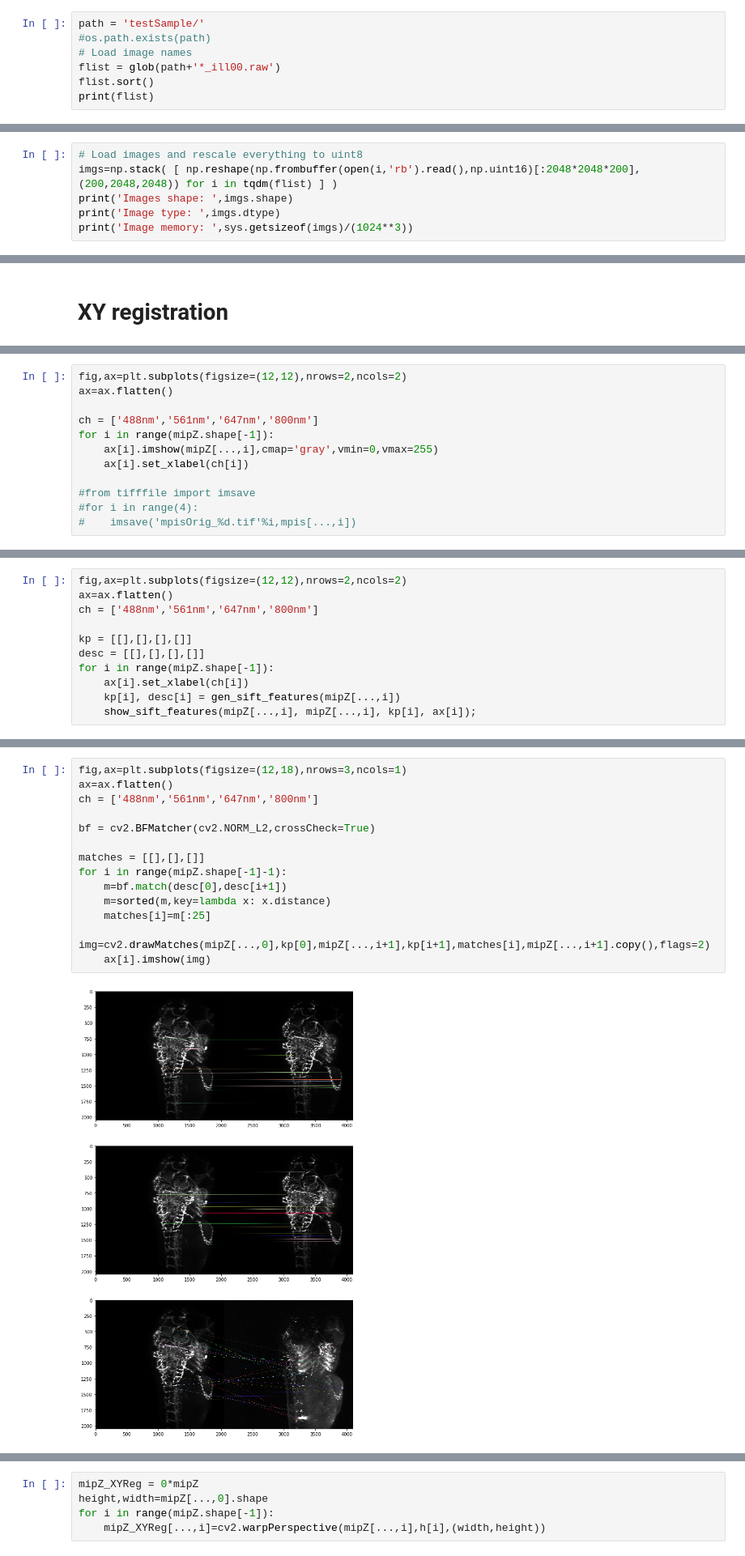
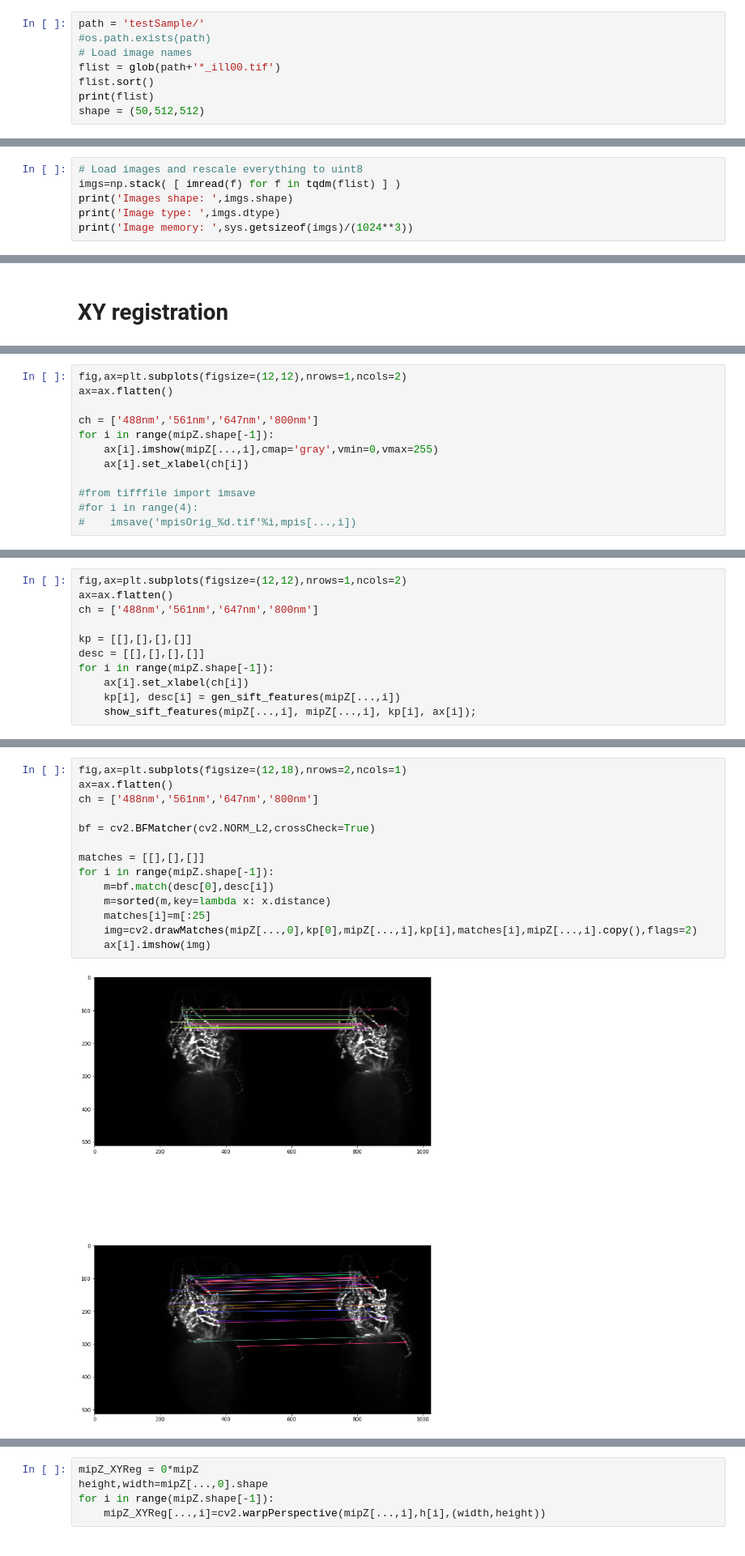
Before and after one commit to Nikoula86/3D_channel_SIFT, a Jupyter notebook: testSIFT.ipynb, the cells around one changed output, grey strips where cells are left out. Shown: that part at 81% size. Cells and saved outputs as stored; diff of their text form.

```diff
--- a/testSIFT.ipynb
+++ b/testSIFT.ipynb
@@ -11,7 +11,8 @@ import sys
 path = 'testSample/'
 #os.path.exists(path)
 # Load image names
-flist = glob(path+'*_ill00.raw')
+flist = glob(path+'*_ill00.tif')
 flist.sort()
 print(flist)
+shape = (50,512,512)
 # %% [output]
@@ -19,6 +20,6 @@ print(flist)
 # %%
 # Load images and rescale everything to uint8
-imgs=np.stack( [ np.reshape(np.frombuffer(open(i,'rb').read(),np.uint16)[:2048*2048*200],(200,2048,2048)) for i in tqdm(flist) ] )
+imgs=np.stack( [ imread(f) for f in tqdm(flist) ] )
 print('Images shape: ',imgs.shape)
 print('Image type: ',imgs.dtype)
 print('Image memory: ',sys.getsizeof(imgs)/(1024**3))
@@ -63,7 +64,7 @@ Max proj shape:  (2048, 2048, 4)
 Max proj type:  uint8
 Max proj memory:  1.1920928955078125e-07
 # %%
-fig,ax=plt.subplots(figsize=(12,12),nrows=2,ncols=2)
+fig,ax=plt.subplots(figsize=(12,12),nrows=1,ncols=2)
 ax=ax.flatten()
 
 ch = ['488nm','561nm','647nm','800nm']
@@ -79,5 +80,5 @@ for i in range(mipZ.shape[-1]):
 # %%
-fig,ax=plt.subplots(figsize=(12,12),nrows=2,ncols=2)
+fig,ax=plt.subplots(figsize=(12,12),nrows=1,ncols=2)
 ax=ax.flatten()
 ch = ['488nm','561nm','647nm','800nm']
 
@@ -92,19 +93,19 @@ for i in range(mipZ.shape[-1]):
 # %%
-fig,ax=plt.subplots(figsize=(12,18),nrows=3,ncols=1)
+fig,ax=plt.subplots(figsize=(12,18),nrows=2,ncols=1)
 ax=ax.flatten()
 ch = ['488nm','561nm','647nm','800nm']
 
 bf = cv2.BFMatcher(cv2.NORM_L2,crossCheck=True)
 
 matches = [[],[],[]]
-for i in range(mipZ.shape[-1]-1):
-    m=bf.match(desc[0],desc[i+1])
+for i in range(mipZ.shape[-1]):
+    m=bf.match(desc[0],desc[i])
     m=sorted(m,key=lambda x: x.distance)
     matches[i]=m[:25]
-    img=cv2.drawMatches(mipZ[...,0],kp[0],mipZ[...,i+1],kp[i+1],matches[i],mipZ[...,i+1].copy(),flags=2)
+    img=cv2.drawMatches(mipZ[...,0],kp[0],mipZ[...,i],kp[i],matches[i],mipZ[...,i].copy(),flags=2)
     ax[i].imshow(img)
 # %% [output]
-[figure, old version]
+[figure, new version]
 # %%
 '''
 source:
```
Also changed, not shown: parts of 27 cells of this notebook.
